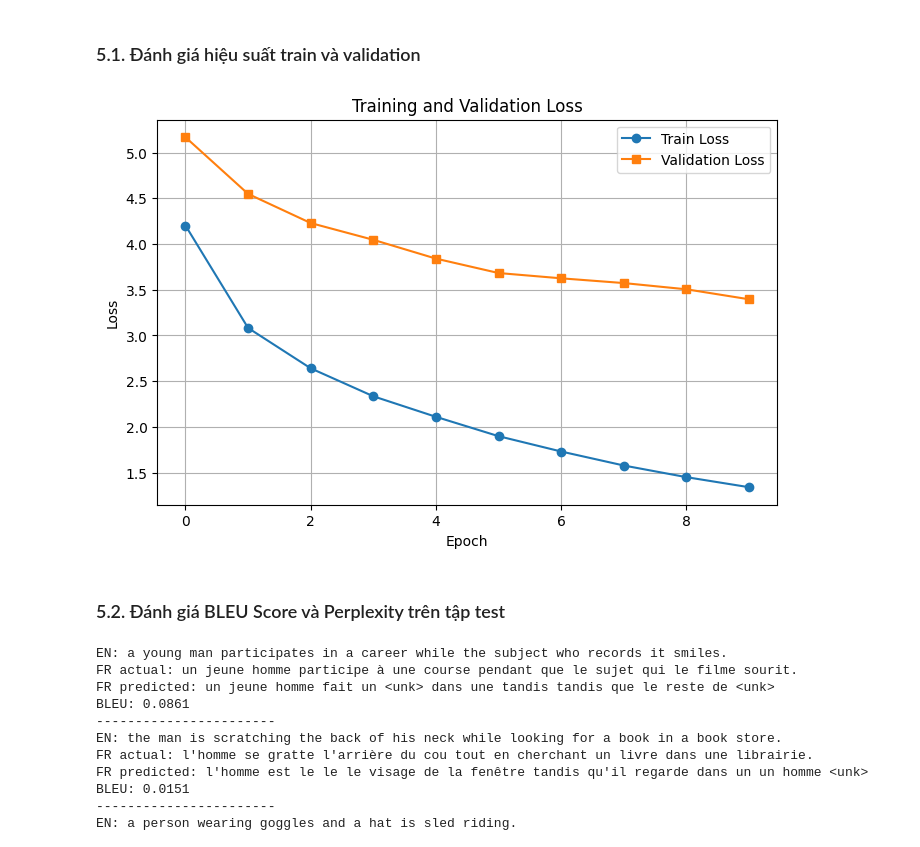
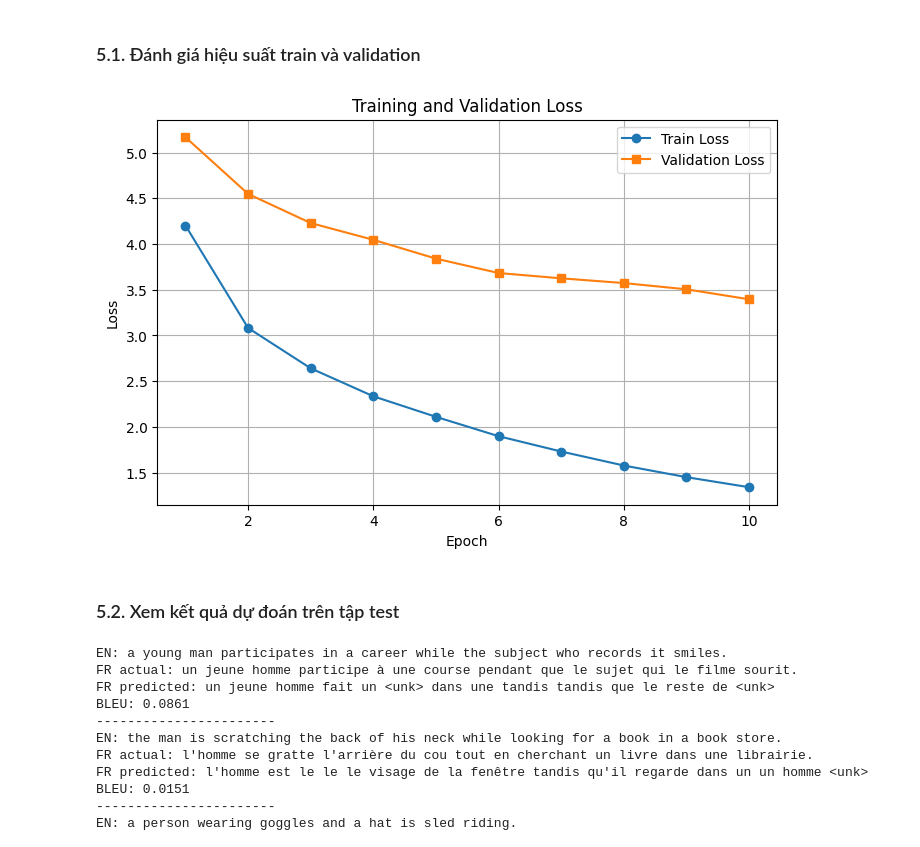
Before and after one commit to VietDQ1904/NLP_Project_2025, a Jupyter notebook: LSTM.ipynb, the cells around one changed output. Cells and saved outputs as stored; diff of their text form; code cells hidden in the pictures.

```diff
--- a/LSTM.ipynb
+++ b/LSTM.ipynb
@@ -377,20 +379,20 @@ Model saved.
 # %%
 plt.figure(figsize=(8, 5))
 
-plt.plot(train_loss_list, label="Train Loss", marker='o')
-plt.plot(val_loss_list, label="Validation Loss", marker='s')
+plt.plot(range(1, len(train_loss_list) + 1), train_loss_list, label="Train Loss", marker='o')
+plt.plot(range(1, len(val_loss_list) + 1), val_loss_list, label="Validation Loss", marker='s')
 
 plt.title("Training and Validation Loss")
 plt.xlabel("Epoch")
 plt.ylabel("Loss")
 plt.grid(True)
 plt.legend()
 
 plt.show()
 # %% [output]
-[figure, old version]
+[figure, new version]
 # %% [markdown]
-### 5.2. Đánh giá BLEU Score và Perplexity trên tập test
+### 5.2. Xem kết quả dự đoán trên tập test
 # %%
 def translate(sentence):
     model.eval()
```
Also changed, not shown: parts of 1 cell of this notebook, 1 other file.
